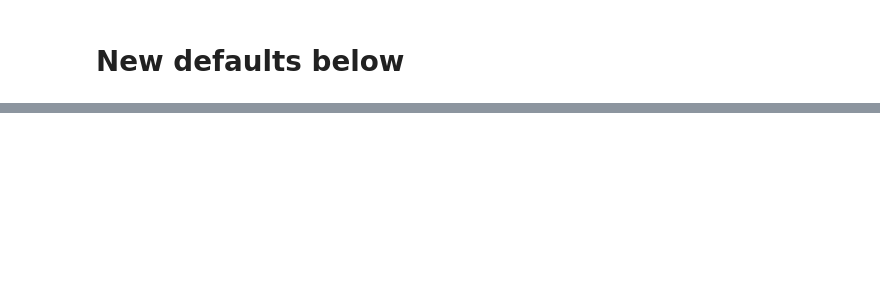
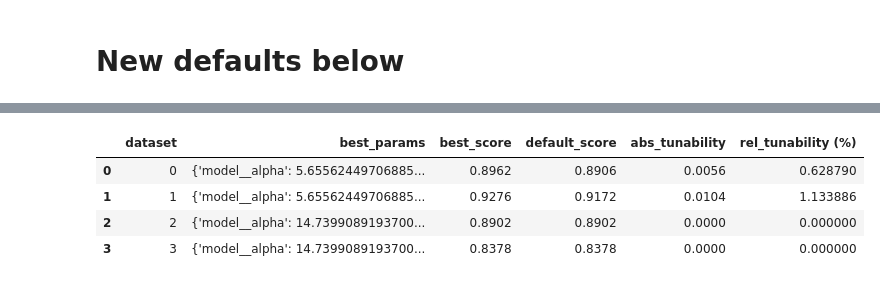
Before and after one commit to UserKrzysztof/AutoML-project1-tunability, a Jupyter notebook: code/first_approach.ipynb, the cells around one changed output, grey strips where cells are left out. Saved outputs shown, nothing was run; the diff lists cells and outputs as text; code cells hidden in the pictures; blank space fills up the shorter version.

```diff
--- a/code/first_approach.ipynb
+++ b/code/first_approach.ipynb
@@ -270,0 +247,9 @@ With score: 0.88395
+# %%
+best_params_per_dataset_XGBoost = get_best_params_per_dataset(history_XGBoost)
+best_params_per_dataset_XGBoost
+# %% [output]
+|  | dataset | best_params | best_score | default_score | abs_tunability | rel_tunability (%) |
+| 0 | 0 | {'model__alpha': 5.65562449706885... | 0.8962 | 0.8906 | 0.0056 | 0.628790 |
+| 1 | 1 | {'model__alpha': 5.65562449706885... | 0.9276 | 0.9172 | 0.0104 | 1.133886 |
+| 2 | 2 | {'model__alpha': 14.7399089193700... | 0.8902 | 0.8902 | 0.0000 | 0.000000 |
+| 3 | 3 | {'model__alpha': 14.7399089193700... | 0.8378 | 0.8378 | 0.0000 | 0.000000 |
```
Also changed, not shown: parts of 22 cells of this notebook, 4 other files.
